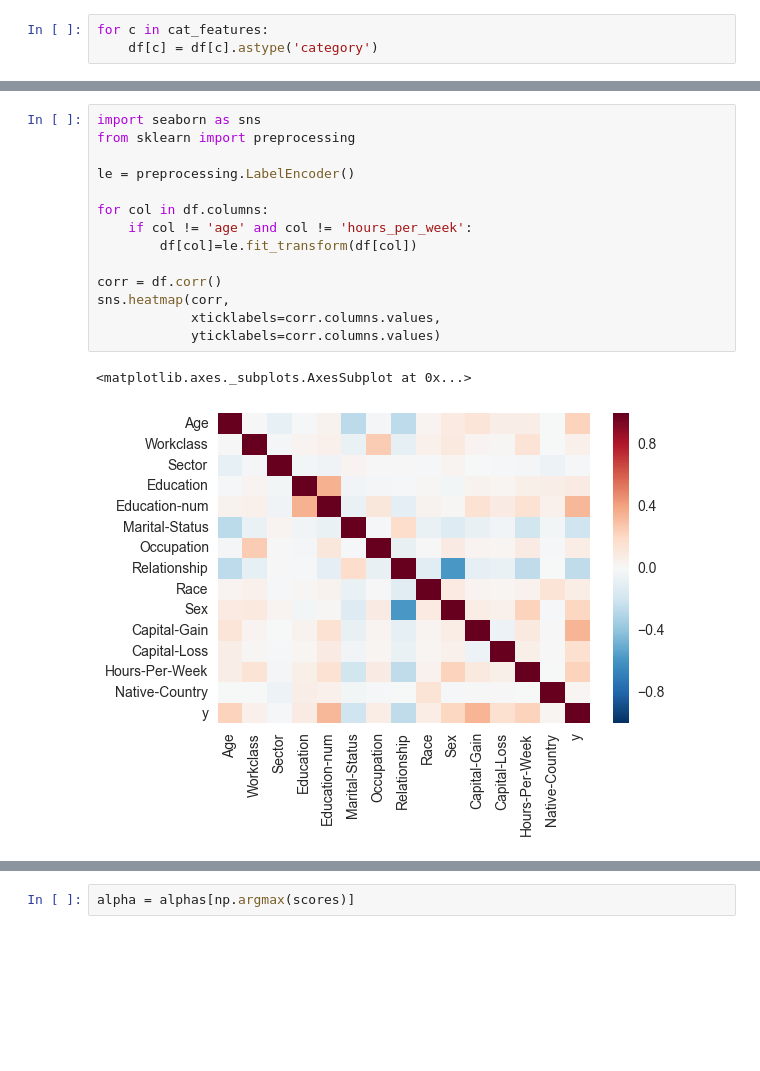
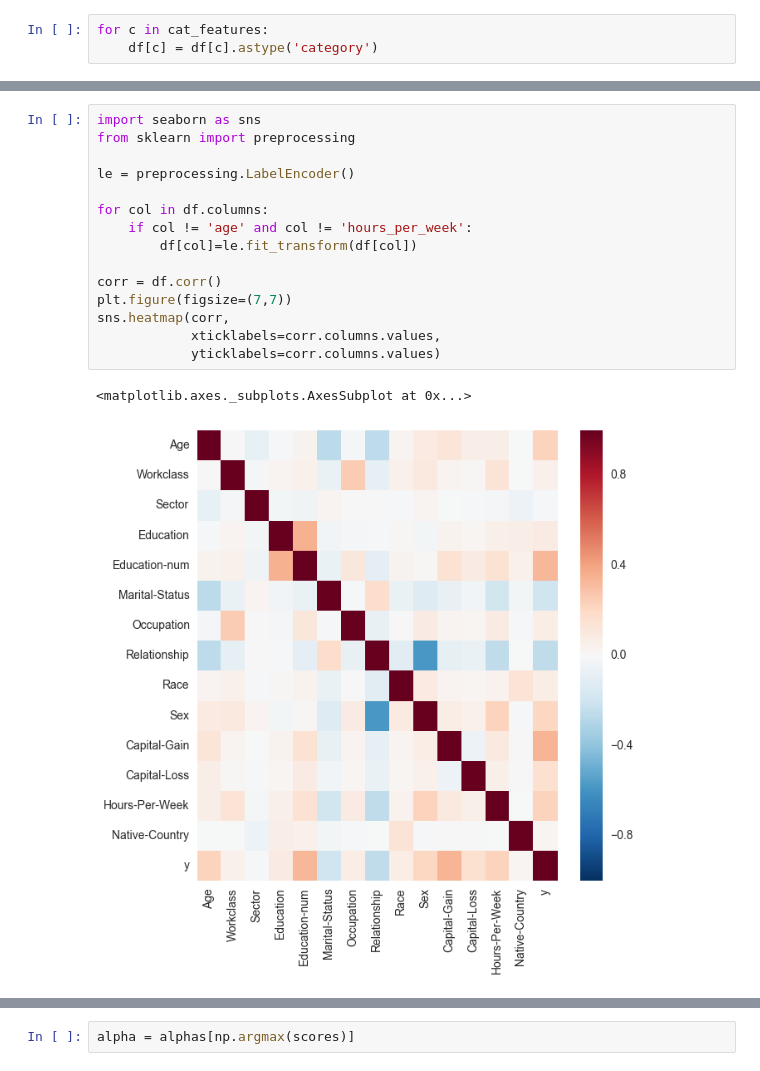
Before and after one commit to CJ-Wright/APMAE4990-, a Jupyter notebook: notebooks/Lecture 5 - Classification.ipynb, the cells around one changed output, grey strips where cells are left out. Saved outputs shown, nothing was run; the diff lists cells and outputs as text; blank space fills up the shorter version.

```diff
--- a/notebooks/Lecture 5 - Classification.ipynb
+++ b/notebooks/Lecture 5 - Classification.ipynb
@@ -173,20 +209,21 @@ df.head()
 # %%
 import seaborn as sns
 from sklearn import preprocessing
 
 le = preprocessing.LabelEncoder()
 
 for col in df.columns:
     if col != 'age' and col != 'hours_per_week':
         df[col]=le.fit_transform(df[col])
 
 corr = df.corr()
+plt.figure(figsize=(7,7))
 sns.heatmap(corr,
             xticklabels=corr.columns.values,
             yticklabels=corr.columns.values)
 # %% [output]
 <matplotlib.axes._subplots.AxesSubplot at 0x...>
-[figure, old version]
+[figure, new version]
 # %%
 import numpy as np
 import matplotlib.pyplot as plt
```
Also changed, not shown: parts of 29 cells of this notebook, 1 other file.
